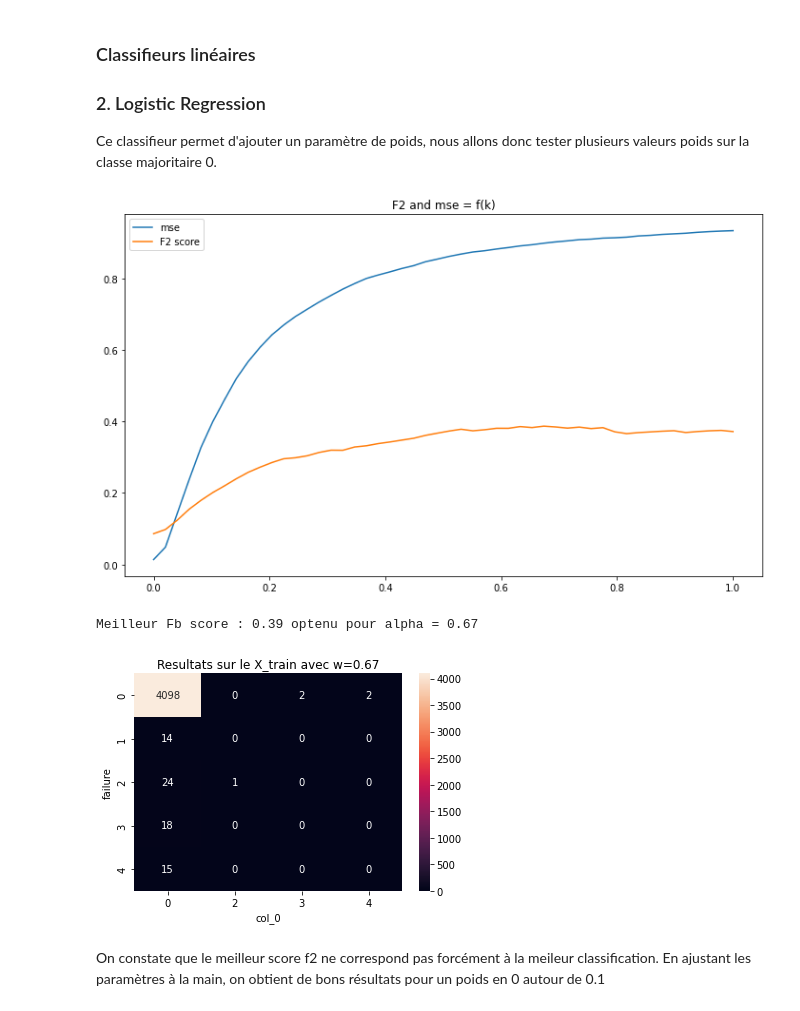
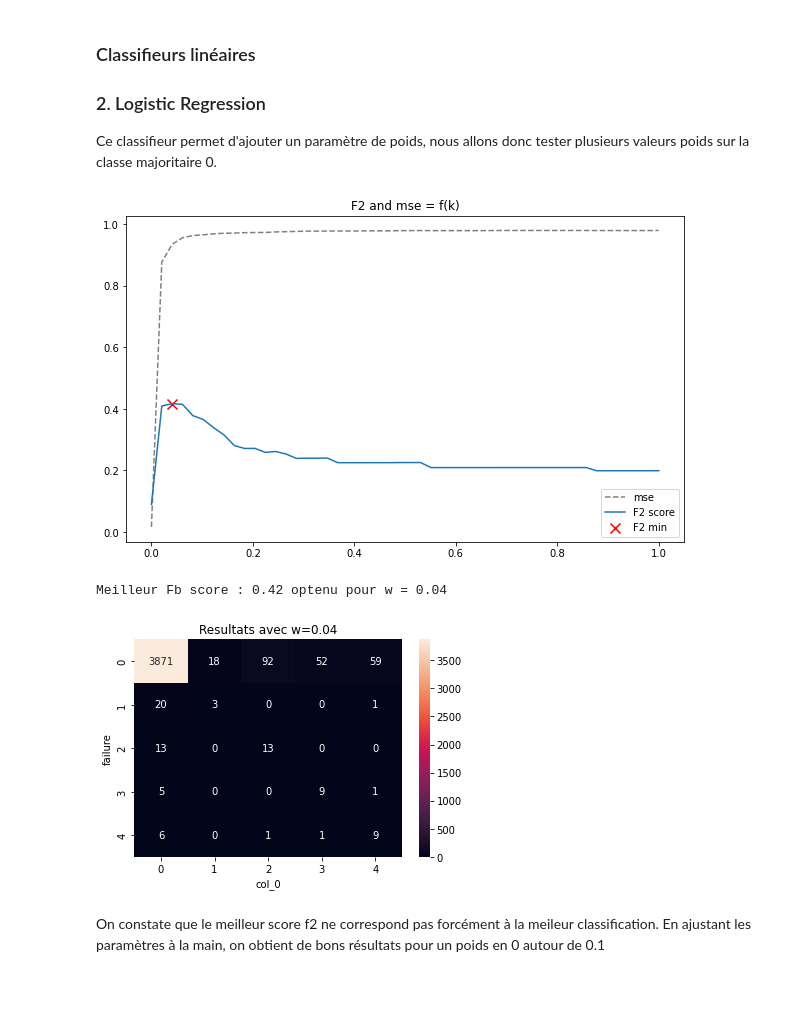
Before and after one commit to pierre-db/SD701_Data-Mining-Project, a Jupyter notebook: Projet_Data_Mining.ipynb, the cells around one changed output. Drawn from its saved outputs; the diff is of its cells as text; code cells hidden in the pictures.

Commit message:
tested more classifiers

```diff
--- a/Projet_Data_Mining.ipynb
+++ b/Projet_Data_Mining.ipynb
@@ -663,29 +671,2 @@ Meilleur Fb score : 0.20 optenu pour alpha = 0.00
 # %% [markdown]
 Ce classifieur semble tout attribuer à la classe majoritaire. Voyons sont comportement sur le jeu de données réduit.
-# %%
-f2_score = []
-score = []
-a_range = np.linspace(1e-5, 0.5, num=100)
-for a in a_range:
-    sgdc_classifier = SGDClassifier(alpha=a)
-    sgdc_classifier.fit(X_train_reduced, y_train_reduced)
-    y_pred = sgdc_classifier.predict(X_test)
-
-    f2_score.append((fbeta_score(y_test, y_pred, average='macro', beta=2)))
-    score.append(sgdc_classifier.score(X_test, y_test))
-
-plt.figure(figsize=(12, 7));
-plt.plot(s_range, score, label='mse');
-plt.plot(s_range, f2_score, label='F2 score');
-plt.legend();
-plt.title('F2 and mse = f(k)');
-plt.show();
-
-best_a = np.argmax(f2_score)
-print('Meilleur Fb score : {:.2f} optenu pour alpha = {:.2f}'.format(f2_score[best_a], a_range[best_a]))
-
-sgdc_classifier = SGDClassifier(penalty='elasticnet', alpha=a_range[best_a])
-sgdc_classifier.fit(X_train, y_train)
-y_pred = sgdc_classifier.predict(X_test)
-
-sns.heatmap(pd.crosstab(y_test, y_pred), annot=True, fmt='d');
@@ -703,37 +687,39 @@ Ce classifieur permet d'ajouter un paramètre de poids, nous allons donc tester
 # %%
 from sklearn.linear_model import LogisticRegression
 
 f2_score = []
 score = []
 w_range = np.linspace(1e-5, 1, num=50)
 for w in w_range:
     lr_classifier = LogisticRegression(class_weight={0: w})
-    lr_classifier.fit(X_train_reduced, y_train_reduced)
+    lr_classifier.fit(X_train, y_train)
     y_pred = lr_classifier.predict(X_test)
 
     f2_score.append((fbeta_score(y_test, y_pred, average='macro', beta=2)))
     score.append(lr_classifier.score(X_test, y_test))
 
-plt.figure(figsize=(12, 7));
-plt.plot(w_range, score, label='mse');
+best_w = np.argmax(f2_score)
+best_f2 = f2_score[best_w]
+
+plt.figure(figsize=(10, 6));
+plt.plot(w_range, score, label='mse', color='grey', linestyle='dashed');
 plt.plot(w_range, f2_score, label='F2 score');
+plt.scatter(w_range[best_w], f2_score[best_w], label='F2 min', marker='x', s=100, color='red')
 plt.legend();
 plt.title('F2 and mse = f(k)');
 plt.show();
 
-
-best_w = np.argmax(f2_score)
 print('Meilleur Fb score : {:.2f} optenu pour w = {:.2f}'.format(f2_score[best_w], w_range[best_w]))
 
 lr_classifier =  LogisticRegression(class_weight={0: w_range[best_w]})
 lr_classifier.fit(X_train, y_train)
 y_pred = lr_classifier.predict(X_test)
 
 sns.heatmap(pd.crosstab(y_test, y_pred), annot=True, fmt='d');
-plt.title('Resultats sur le X_train avec w={:.2f}'.format(w_range[best_w]));
+plt.title('Resultats avec w={:.2f}'.format(w_range[best_w]));
 # %% [output]
-[figure, old version]
+[figure, new version]
-Meilleur Fb score : 0.39 optenu pour alpha = 0.67
+Meilleur Fb score : 0.42 optenu pour w = 0.04
-[figure, old version]
+[figure, new version]
 # %% [markdown]
 On constate que le meilleur score f2 ne correspond pas forcément à la meileur classification. En ajustant les paramètres à la main, on obtient de bons résultats pour un poids en 0 autour de 0.1
```
Also changed, not shown: parts of 52 cells of this notebook.
